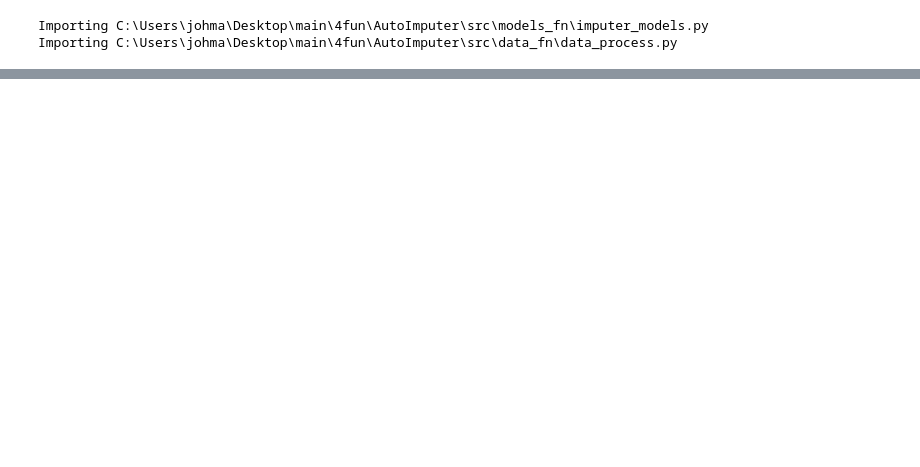
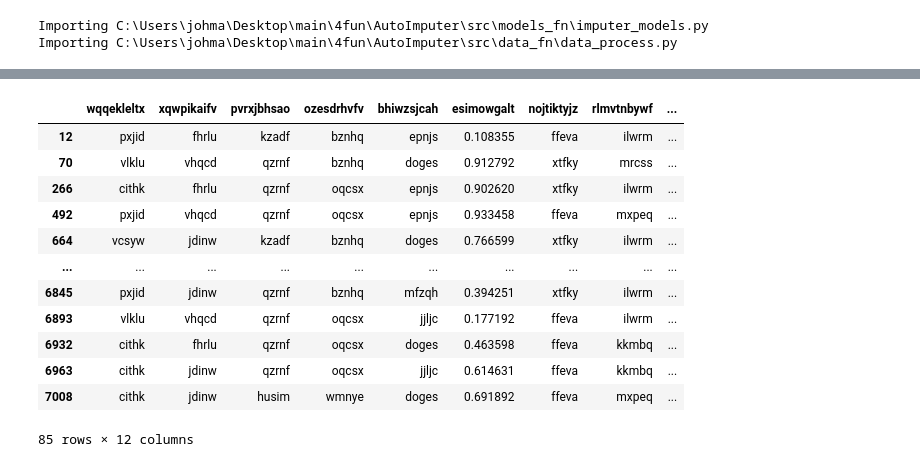
Before and after one commit to johmakinen/AutoImputer, a Jupyter notebook: notebooks/nb_POC.ipynb, the cells around one changed output, grey strips where cells are left out. Cells and saved outputs as stored; diff of their text form; code cells hidden in the pictures; blank space fills up the shorter version.

```diff
--- a/notebooks/nb_POC.ipynb
+++ b/notebooks/nb_POC.ipynb
@@ -131,0 +80,16 @@ curr_df
+# %%
+df.dropna(axis=0, how="any")
+# %% [output]
+|  | wqqekleltx | xqwpikaifv | pvrxjbhsao | ozesdrhvfv | bhiwzsjcah | esimowgalt | nojtiktyjz | rlmvtnbywf | ... |
+| 12 | pxjid | fhrlu | kzadf | bznhq | epnjs | 0.108355 | ffeva | ilwrm | ... |
+| 70 | vlklu | vhqcd | qzrnf | bznhq | doges | 0.912792 | xtfky | mrcss | ... |
+| 266 | cithk | fhrlu | qzrnf | oqcsx | epnjs | 0.902620 | xtfky | ilwrm | ... |
+| 492 | pxjid | vhqcd | qzrnf | oqcsx | epnjs | 0.933458 | ffeva | mxpeq | ... |
+| 664 | vcsyw | jdinw | kzadf | bznhq | doges | 0.766599 | xtfky | ilwrm | ... |
+| ... | ... | ... | ... | ... | ... | ... | ... | ... | ... |
+| 6845 | pxjid | jdinw | qzrnf | bznhq | mfzqh | 0.394251 | xtfky | ilwrm | ... |
+| 6893 | vlklu | vhqcd | qzrnf | oqcsx | jjljc | 0.177192 | ffeva | ilwrm | ... |
+| 6932 | cithk | fhrlu | qzrnf | oqcsx | doges | 0.463598 | ffeva | kkmbq | ... |
+| 6963 | cithk | jdinw | qzrnf | oqcsx | jjljc | 0.614631 | ffeva | kkmbq | ... |
+| 7008 | cithk | jdinw | husim | wmnye | doges | 0.691892 | ffeva | mxpeq | ... |
+85 rows × 12 columns
```
Also changed, not shown: parts of 17 cells of this notebook, 9 other files.
